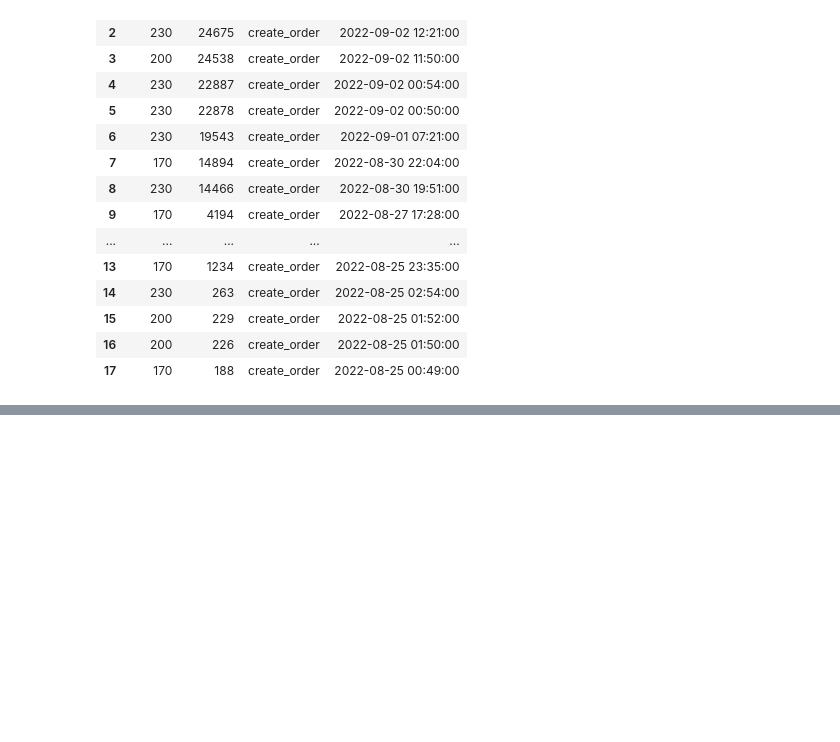
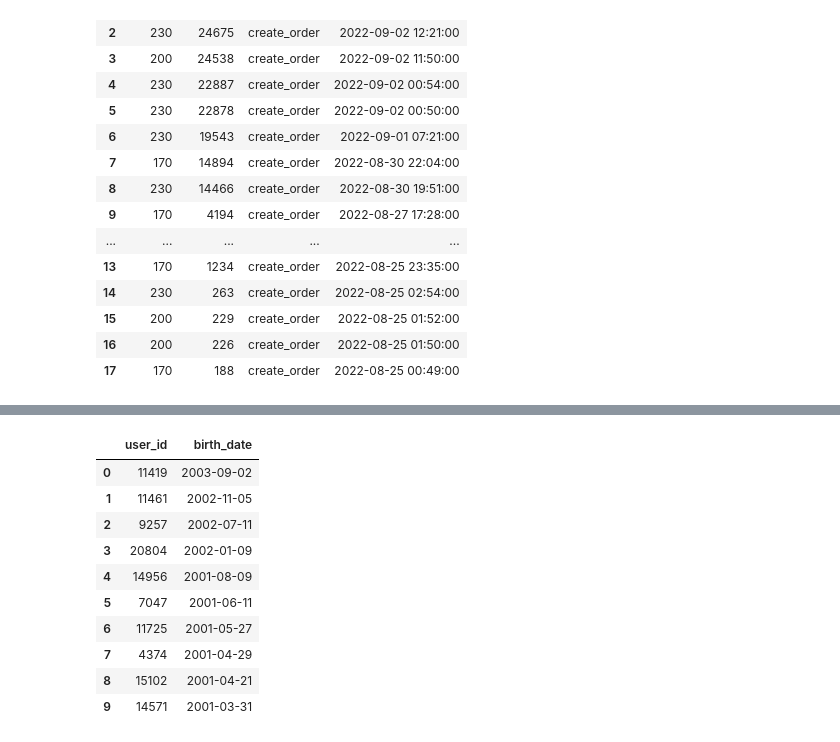
Before and after one commit to Aranaur/py4ds, a Jupyter notebook: sql_filtering.ipynb, the cells around one changed output, grey strips where cells are left out. Cells and saved outputs as stored; diff of their text form; code cells hidden in the pictures; blank space fills up the shorter version.

```diff
--- a/sql_filtering.ipynb
+++ b/sql_filtering.ipynb
@@ -707,0 +770,24 @@ false
+# %%
+#| code-fold: true
+#| code-summary: "Рішення"
+
+%%sql
+SELECT user_id,
+       birth_date
+FROM   users
+WHERE  birth_date IS NOT NULL
+   AND sex = 'male'
+ORDER BY birth_date DESC
+LIMIT 10
+# %% [output]
+|  | user_id | birth_date |
+| 0 | 11419 | 2003-09-02 |
+| 1 | 11461 | 2002-11-05 |
+| 2 | 9257 | 2002-07-11 |
+| 3 | 20804 | 2002-01-09 |
+| 4 | 14956 | 2001-08-09 |
+| 5 | 7047 | 2001-06-11 |
+| 6 | 11725 | 2001-05-27 |
+| 7 | 4374 | 2001-04-29 |
+| 8 | 15102 | 2001-04-21 |
+| 9 | 14571 | 2001-03-31 |
```
Also changed, not shown: parts of 40 cells of this notebook, 4 other files.
